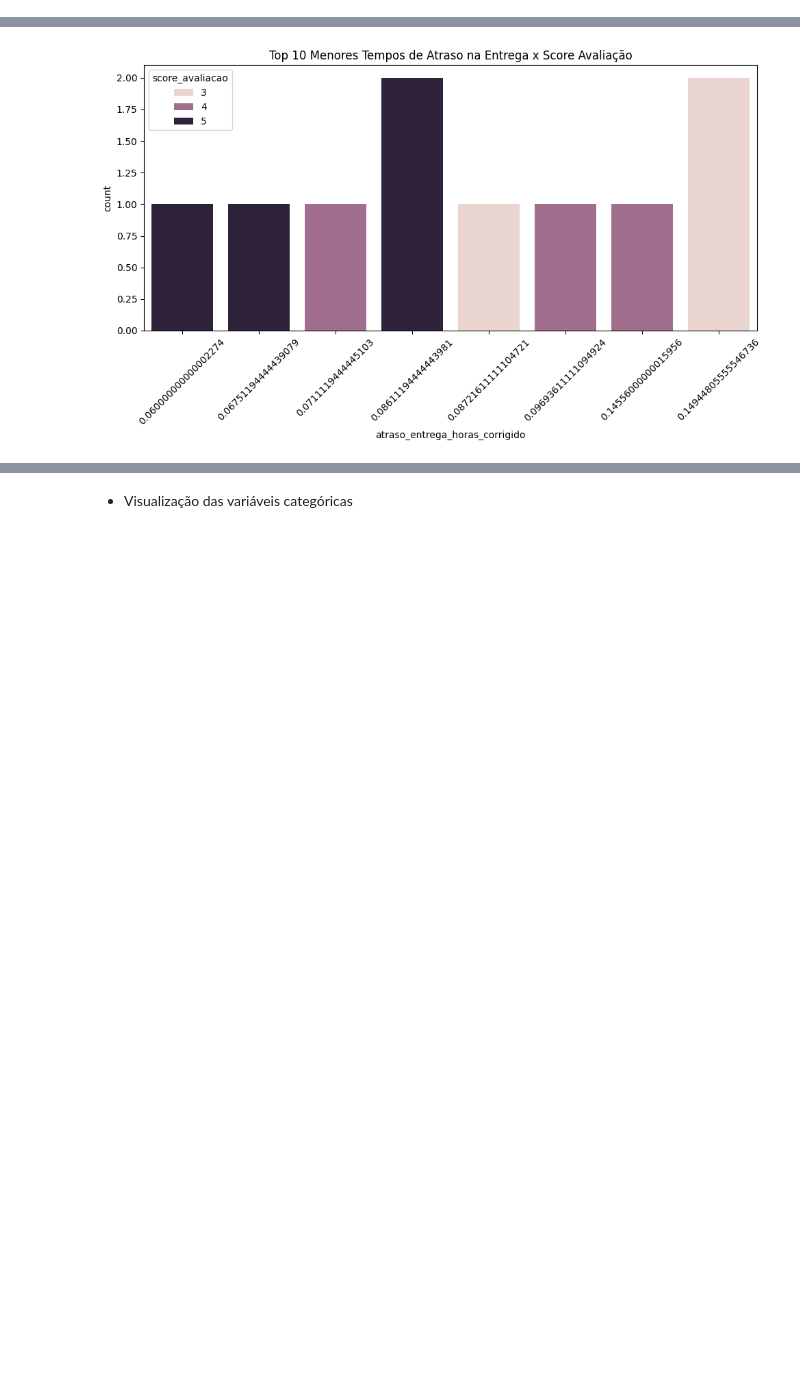
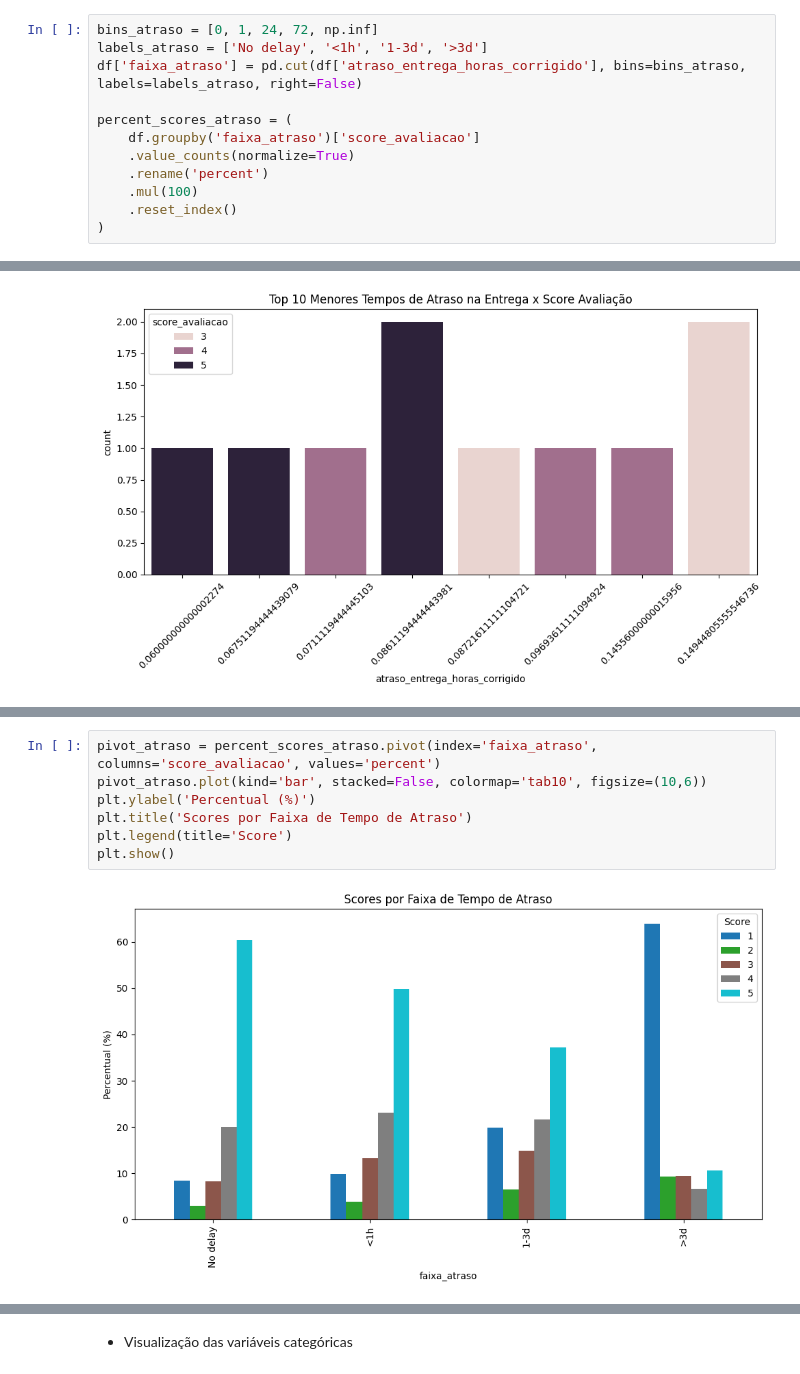
Before and after one commit to ana-ruth-bezerra/data_analysis, a Jupyter notebook: notebooks/01_exploratory_analysis.ipynb, the cells around one changed output, grey strips where cells are left out. Drawn from its saved outputs; the diff is of its cells as text; blank space fills up the shorter version.

```diff
--- a/notebooks/01_exploratory_analysis.ipynb
+++ b/notebooks/01_exploratory_analysis.ipynb
@@ -812 +832,13 @@ len(negatives)
+# %%
+bins_atraso = [0, 1, 24, 72, np.inf]
+labels_atraso = ['No delay', '<1h', '1-3d', '>3d']
+df['faixa_atraso'] = pd.cut(df['atraso_entrega_horas_corrigido'], bins=bins_atraso, labels=labels_atraso, right=False)
+
+percent_scores_atraso = (
+    df.groupby('faixa_atraso')['score_avaliacao']
+    .value_counts(normalize=True)
+    .rename('percent')
+    .mul(100)
+    .reset_index()
+)
 # %% [markdown]
@@ -862,2 +903,11 @@ plt.show()
+# %%
+pivot_atraso = percent_scores_atraso.pivot(index='faixa_atraso', columns='score_avaliacao', values='percent')
+pivot_atraso.plot(kind='bar', stacked=False, colormap='tab10', figsize=(10,6))
+plt.ylabel('Percentual (%)')
+plt.title('Scores por Faixa de Tempo de Atraso')
+plt.legend(title='Score')
+plt.show()
+# %% [output]
+[figure, added]
 # %% [markdown]
 # Insights sobre o Impacto do Tempo de Entrega e Atraso na Satisfação do Cliente
```
Also changed, not shown: parts of 15 cells of this notebook.
